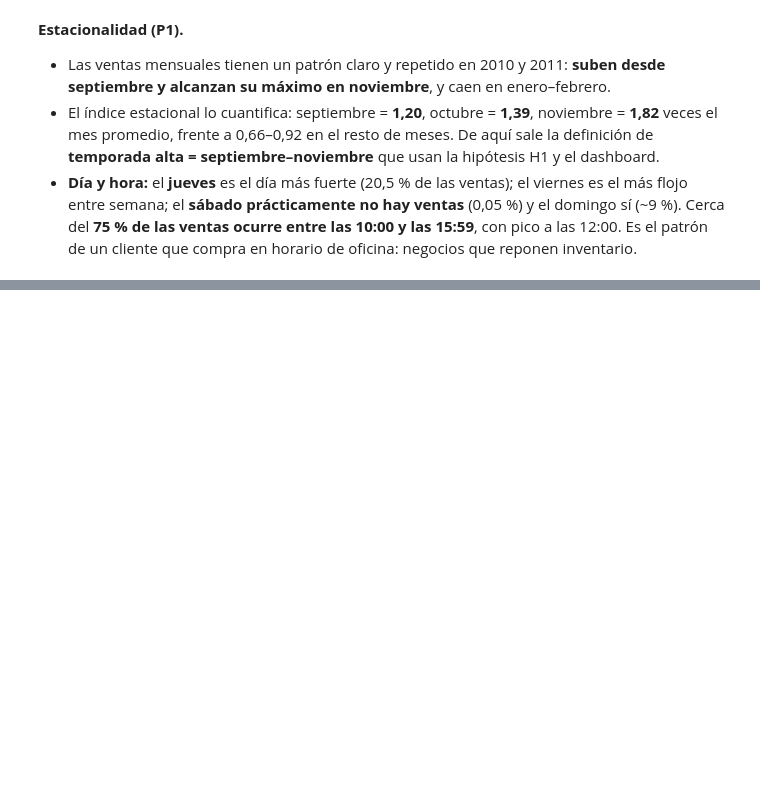
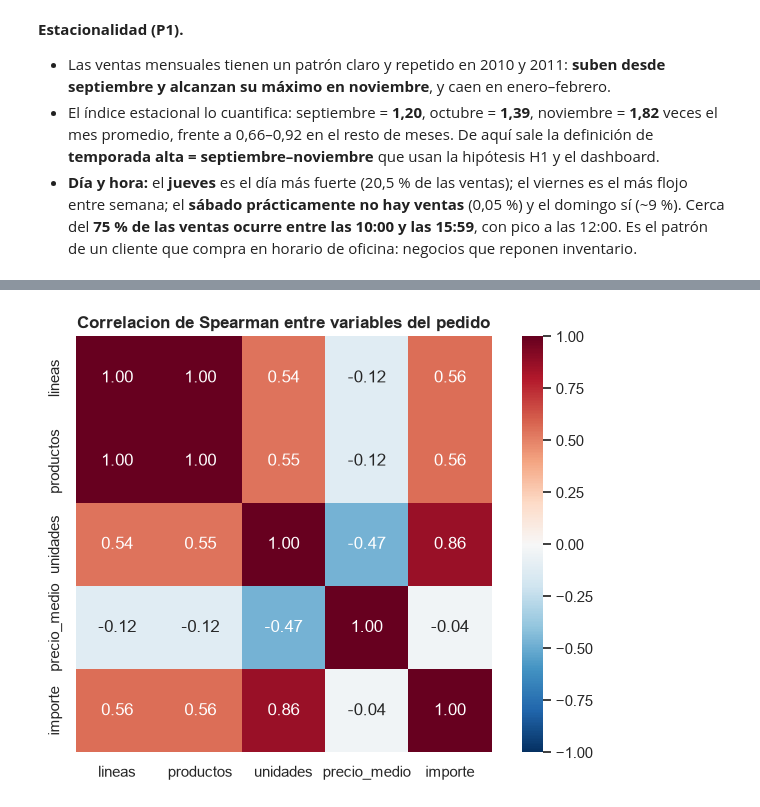
Before and after one commit to Xantyagoh/grupo3-bi-ecommerce, a Jupyter notebook: notebooks/03_eda.ipynb, the cells around one changed output, grey strips where cells are left out. Drawn from its saved outputs; the diff is of its cells as text; code cells hidden in the pictures; blank space fills up the shorter version.

Commit message:
fase2: eda multivariado (correlaciones, dia x hora, concentracion Pareto, ticket por pais)

```diff
--- a/notebooks/03_eda.ipynb
+++ b/notebooks/03_eda.ipynb
@@ -214,0 +222,11 @@ plt.show()
+# %%
+cols = ['lineas', 'productos', 'unidades', 'precio_medio', 'importe']
+corr = pedidos[cols].corr(method='spearman')
+fig, ax = plt.subplots(figsize=(6.5, 5))
+sns.heatmap(corr, annot=True, fmt='.2f', cmap='RdBu_r', vmin=-1, vmax=1, square=True, ax=ax)
+ax.set_title('Correlacion de Spearman entre variables del pedido')
+plt.tight_layout()
+plt.savefig(FIG / '03_correlacion_pedido.png', dpi=150, bbox_inches='tight')
+plt.show()
+# %% [output]
+[figure, added]
```
Also changed, not shown: parts of 10 cells of this notebook, 4 other files.
